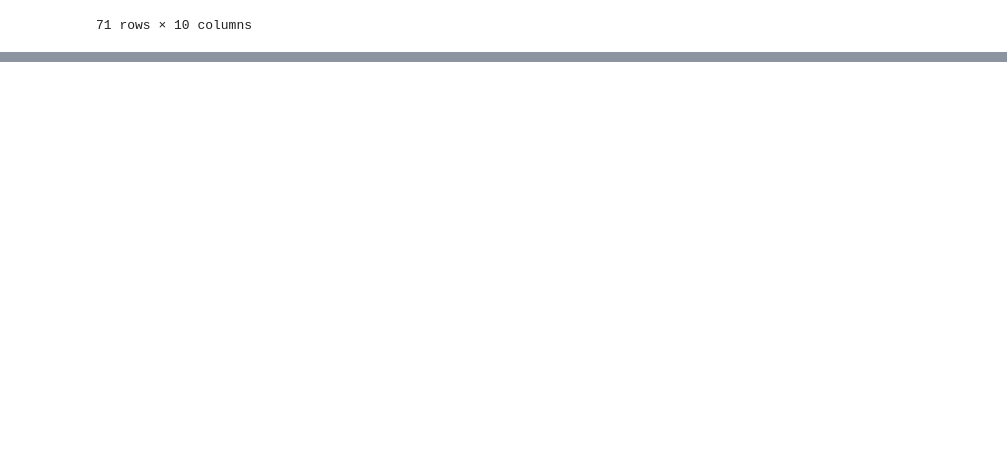
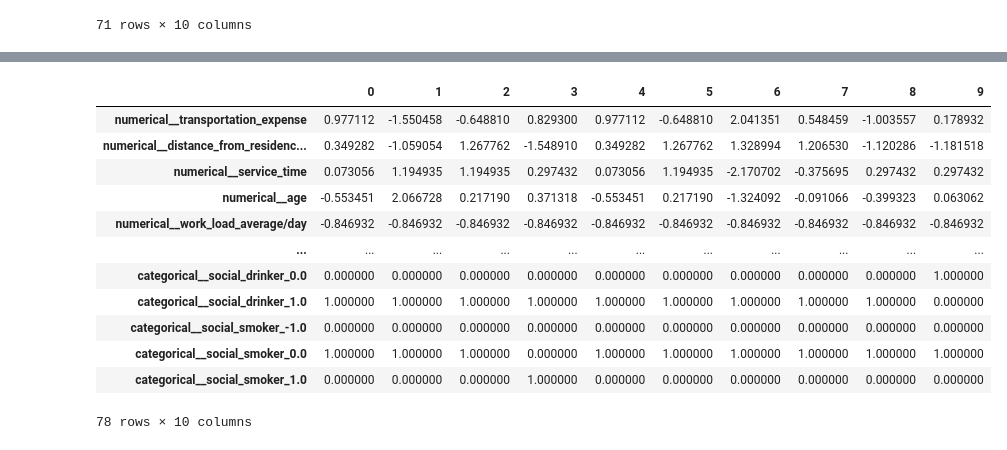
Before and after one commit to ReneGV/work-absense-forecaster, a Jupyter notebook: notebooks/2.0-feature-engineering-and-preprocessing.ipynb, the cells around one changed output, grey strips where cells are left out. Drawn from its saved outputs; the diff is of its cells as text; code cells hidden in the pictures; blank space fills up the shorter version.

Commit message:
Fit transform modified dataset

```diff
--- a/notebooks/2.0-feature-engineering-and-preprocessing.ipynb
+++ b/notebooks/2.0-feature-engineering-and-preprocessing.ipynb
@@ -192,0 +198,15 @@ transformed_df.head(10).T
+# %%
+df = pd.read_csv('../data/raw/work_absenteeism_modified.csv').apply(pd.to_numeric, errors='coerce')
+# %%
+df.columns = [x.lower() for x in df.columns]
+df.columns = df.columns.str.replace("[ ]", "_", regex=True)
+# %%
+# Substitute values that doesnt make sense as "-1" its own cateory that we understand as unspecified
+df['social_smoker'] = df['social_smoker'].apply(lambda x: 1 if x > 1 else x)
+df['social_drinker'] = df['social_drinker'].apply(lambda x: 1 if x > 1 else x)
+df['reason_for_absence'] = df['reason_for_absence'].apply(lambda x: -1 if x > 28 else x)
+df['month_of_absence'] = df['month_of_absence'].apply(lambda x: -1 if x > 12 else x)
+df['day_of_the_week'] = df['day_of_the_week'].apply(lambda x: -1 if x > 7 else x)
+df['disciplinary_failure'] = df['disciplinary_failure'].apply(lambda x: -1 if x > 7 else x)
+df['seasons'] = df['seasons'].apply(lambda x: -1 if x > 4 else x)
+df['education'] = df['education'].apply(lambda x: -1 if x > 4 else x)
@@ -192,0 +277,19 @@ transformed_df.head(10).T
+# %%
+transformed_data = pipeline.fit_transform(df)
+columns = pipeline.named_steps['preprocess'].get_feature_names_out()
+transformed_df = pd.DataFrame(transformed_data, columns=columns)
+transformed_df.head(10).T
+# %% [output]
+|  | 0 | 1 | 2 | 3 | 4 | 5 | 6 | 7 | 8 | 9 |
+| numerical__transportation_expense | 0.977112 | -1.550458 | -0.648810 | 0.829300 | 0.977112 | -0.648810 | 2.041351 | 0.548459 | -1.003557 | 0.178932 |
+| numerical__distance_from_residenc... | 0.349282 | -1.059054 | 1.267762 | -1.548910 | 0.349282 | 1.267762 | 1.328994 | 1.206530 | -1.120286 | -1.181518 |
+| numerical__service_time | 0.073056 | 1.194935 | 1.194935 | 0.297432 | 0.073056 | 1.194935 | -2.170702 | -0.375695 | 0.297432 | 0.297432 |
+| numerical__age | -0.553451 | 2.066728 | 0.217190 | 0.371318 | -0.553451 | 0.217190 | -1.324092 | -0.091066 | -0.399323 | 0.063062 |
+| numerical__work_load_average/day | -0.846932 | -0.846932 | -0.846932 | -0.846932 | -0.846932 | -0.846932 | -0.846932 | -0.846932 | -0.846932 | -0.846932 |
+| ... | ... | ... | ... | ... | ... | ... | ... | ... | ... | ... |
+| categorical__social_drinker_0.0 | 0.000000 | 0.000000 | 0.000000 | 0.000000 | 0.000000 | 0.000000 | 0.000000 | 0.000000 | 0.000000 | 1.000000 |
+| categorical__social_drinker_1.0 | 1.000000 | 1.000000 | 1.000000 | 1.000000 | 1.000000 | 1.000000 | 1.000000 | 1.000000 | 1.000000 | 0.000000 |
+| categorical__social_smoker_-1.0 | 0.000000 | 0.000000 | 0.000000 | 0.000000 | 0.000000 | 0.000000 | 0.000000 | 0.000000 | 0.000000 | 0.000000 |
+| categorical__social_smoker_0.0 | 1.000000 | 1.000000 | 1.000000 | 0.000000 | 1.000000 | 1.000000 | 1.000000 | 1.000000 | 1.000000 | 1.000000 |
+| categorical__social_smoker_1.0 | 0.000000 | 0.000000 | 0.000000 | 1.000000 | 0.000000 | 0.000000 | 0.000000 | 0.000000 | 0.000000 | 0.000000 |
+78 rows × 10 columns
```
Also changed, not shown: parts of 6 cells of this notebook, 2 other files.
